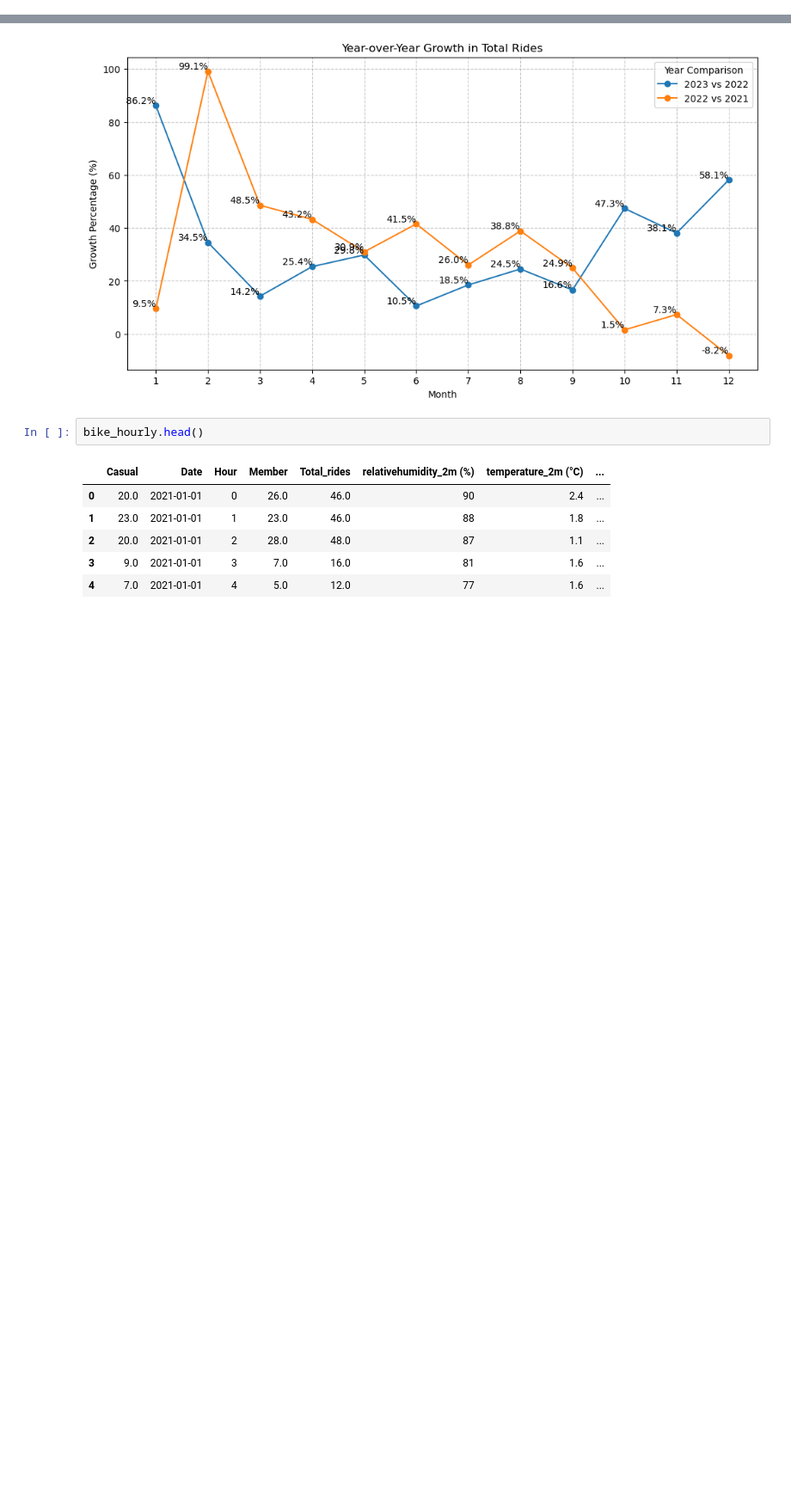
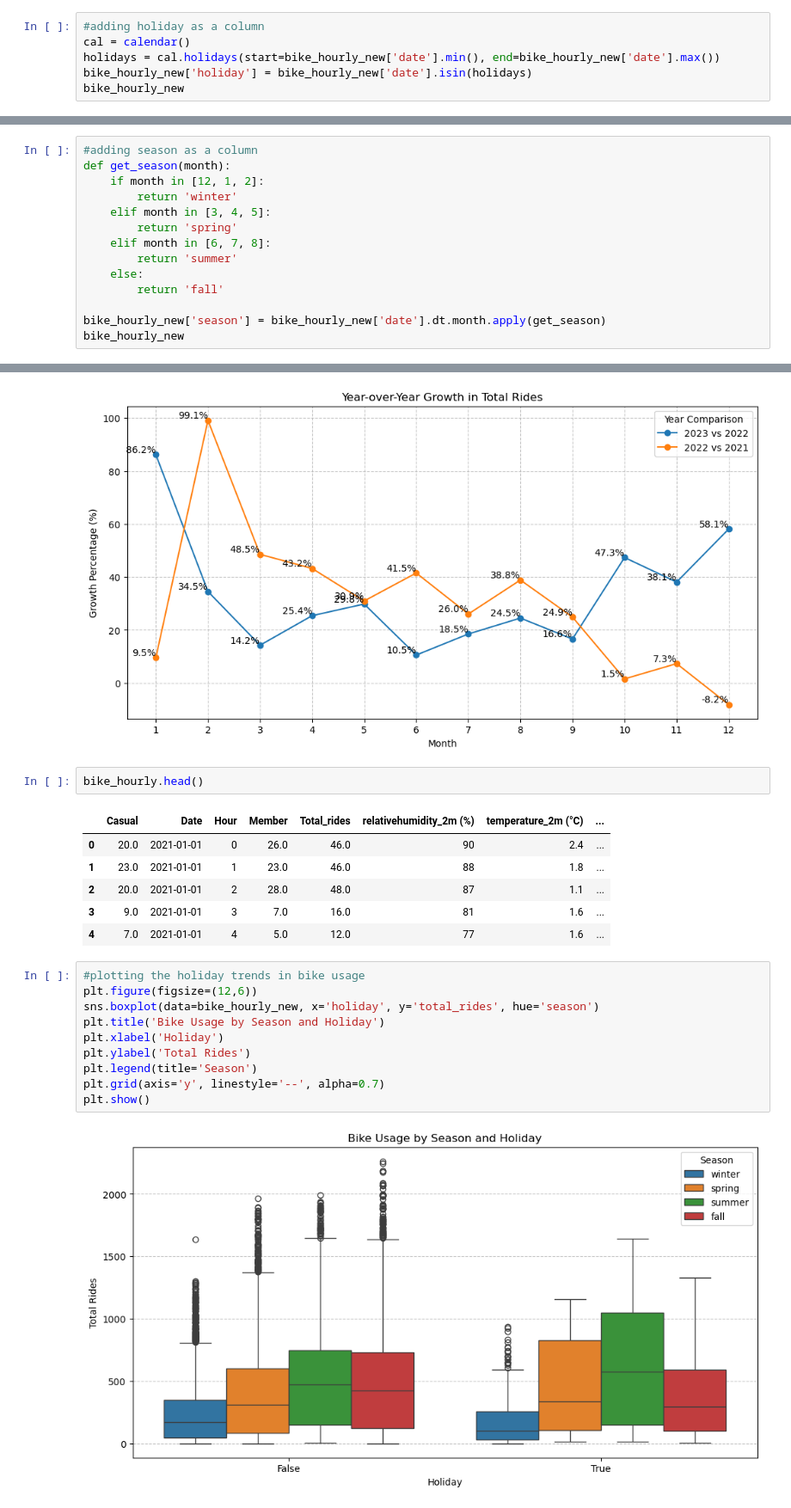
Before and after one commit to rakeshtparayil/capital_bike_share, a Jupyter notebook: capital_bike_share_EDA.ipynb, the cells around one changed output, grey strips where cells are left out. Shown at 86% size. Saved outputs shown, nothing was run; the diff lists cells and outputs as text; blank space fills up the shorter version.

Commit message:
EDA started on hourly

```diff
--- a/capital_bike_share_EDA.ipynb
+++ b/capital_bike_share_EDA.ipynb
@@ -168,3 +167,9 @@ bike_hourly_new.head()
 | 2 | 20.0 | 2021-01-01 | 2 | 28.0 | 48.0 | 87 | 1.1 | ... |
 | 3 | 9.0 | 2021-01-01 | 3 | 7.0 | 16.0 | 81 | 1.6 | ... |
 | 4 | 7.0 | 2021-01-01 | 4 | 5.0 | 12.0 | 77 | 1.6 | ... |
+# %%
+#adding holiday as a column
+cal = calendar()
+holidays = cal.holidays(start=bike_hourly_new['date'].min(), end=bike_hourly_new['date'].max())
+bike_hourly_new['holiday'] = bike_hourly_new['date'].isin(holidays)
+bike_hourly_new
@@ -170,0 +190,14 @@ bike_hourly_new.head()
+# %%
+#adding season as a column
+def get_season(month):
+    if month in [12, 1, 2]:
+        return 'winter'
+    elif month in [3, 4, 5]:
+        return 'spring'
+    elif month in [6, 7, 8]:
+        return 'summer'
+    else:
+        return 'fall'
+
+bike_hourly_new['season'] = bike_hourly_new['date'].dt.month.apply(get_season)
+bike_hourly_new
@@ -386,3 +433,15 @@ bike_hourly.head()
 | 2 | 20.0 | 2021-01-01 | 2 | 28.0 | 48.0 | 87 | 1.1 | ... |
 | 3 | 9.0 | 2021-01-01 | 3 | 7.0 | 16.0 | 81 | 1.6 | ... |
 | 4 | 7.0 | 2021-01-01 | 4 | 5.0 | 12.0 | 77 | 1.6 | ... |
+# %%
+#plotting the holiday trends in bike usage
+plt.figure(figsize=(12,6))
+sns.boxplot(data=bike_hourly_new, x='holiday', y='total_rides', hue='season')
+plt.title('Bike Usage by Season and Holiday')
+plt.xlabel('Holiday')
+plt.ylabel('Total Rides')
+plt.legend(title='Season')
+plt.grid(axis='y', linestyle='--', alpha=0.7)
+plt.show()
+# %% [output]
+[figure, added]
```
Also changed, not shown: parts of 6 cells of this notebook, 1 other file.
